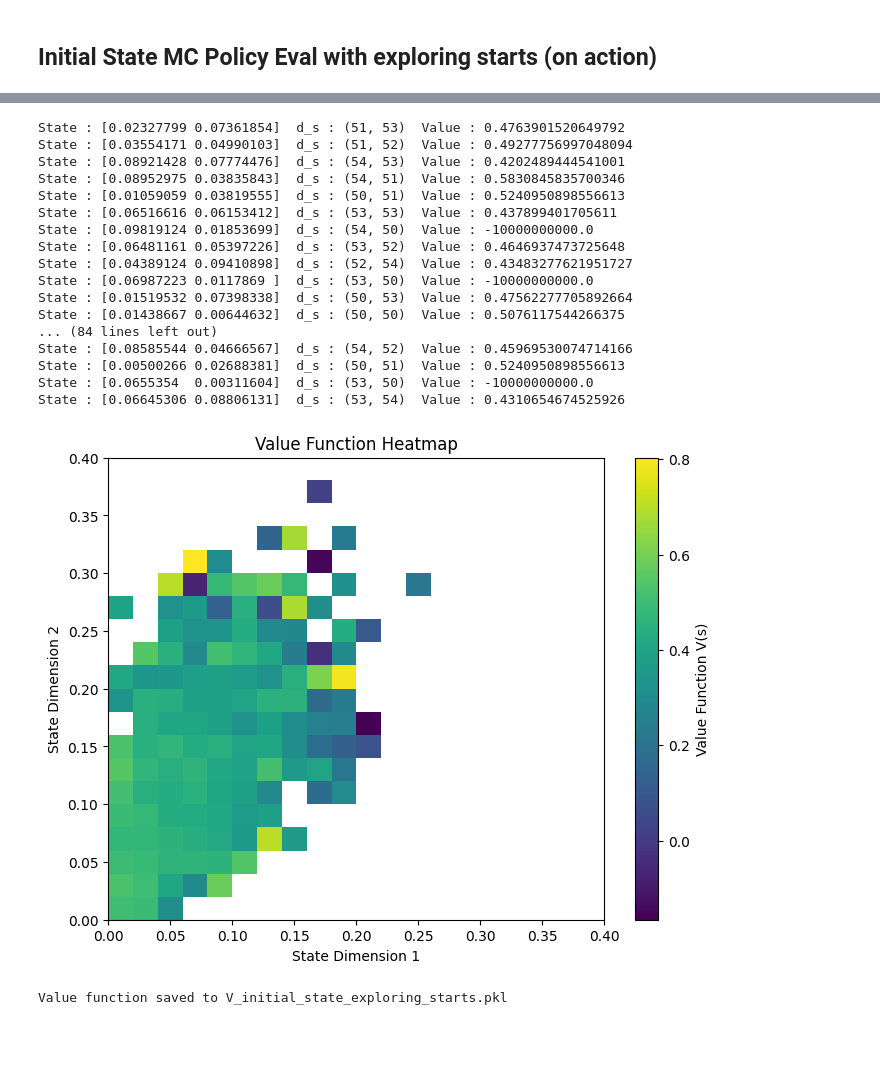
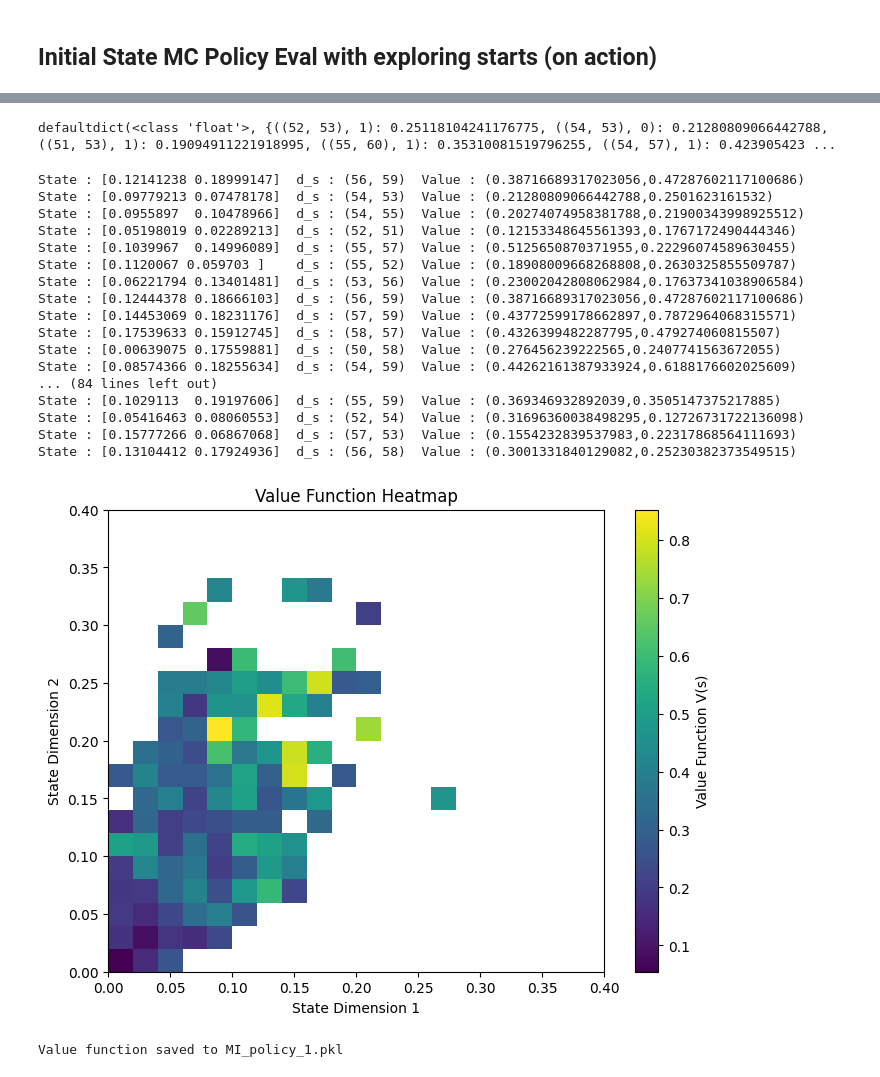
Before and after one commit to MrTejas/LDPC-Decoder, a Jupyter notebook: policy_evaluation.ipynb, the cells around one changed output, grey strips where cells are left out. Drawn from its saved outputs; the diff is of its cells as text; code cells hidden in the pictures; blank space fills up the shorter version.

```diff
--- a/policy_evaluation.ipynb
+++ b/policy_evaluation.ipynb
@@ -138,8 +145,8 @@ class Decoder:
 
     def pseudo_row_update(self,a):
         # subtract step (removing known beliefs)
-        p_L = self.L
-        p_sum = self.sum
+        p_L = self.L.copy()
+        p_sum = self.sum.copy()
 
         for j in range(self.num_VN):
             tot = 0
@@ -1203,10 +1263,10 @@ BINS = 100
 verbose1 = "off"
 verbose2 = "off"
 
-V = initial_state_mc_policy_evaluation(
+V = initial_state_mc_policy_evaluation_q(
     generate_episode=generate_episode_exploring_starts,
     gamma=0.9,
-    num_episodes=7000
+    num_episodes=3000
     )
 
 # print(V)
@@ -1231,63 +1291,68 @@ Iter num : 7000 Episode Length : 150     Time : 2.65 sec
+# %%
+print(V)
+# %% [output]
+defaultdict(<class 'float'>, {((52, 53), 1): 0.25118104241176775, ((54, 53), 0): 0.21280809066442788, ((51, 53), 1): 0.19094911221918995, ((55, 60), 1): 0.35310081519796255, ((54, 57), 1): 0.423905423 ...
 # %%
 for k in range(100):
-    s = np.random.uniform(0,0.1,STATE_DIM)
+    s = np.random.uniform(0,0.2,STATE_DIM)
     s_d = quantize(s,BINS)
-    val = V.get(s_d,-1e10)
-    print(f"State : {s}\t d_s : {s_d}\t Value : {val}")
+    val0,val1 = V.get((s_d,0),np.nan),V.get((s_d,1),np.nan)
+    print(f"State : {s}\t d_s : {s_d}\t Value : ({val0},{val1})")
 # %% [output]
-State : [0.02327799 0.07361854]  d_s : (51, 53)  Value : 0.4763901520649792
-State : [0.03554171 0.04990103]  d_s : (51, 52)  Value : 0.49277756997048094
-State : [0.08921428 0.07774476]  d_s : (54, 53)  Value : 0.4202489444541001
-State : [0.08952975 0.03835843]  d_s : (54, 51)  Value : 0.5830845835700346
-State : [0.01059059 0.03819555]  d_s : (50, 51)  Value : 0.5240950898556613
-State : [0.06516616 0.06153412]  d_s : (53, 53)  Value : 0.437899401705611
-State : [0.09819124 0.01853699]  d_s : (54, 50)  Value : -10000000000.0
-State : [0.06481161 0.05397226]  d_s : (53, 52)  Value : 0.4646937473725648
-State : [0.04389124 0.09410898]  d_s : (52, 54)  Value : 0.43483277621951727
-State : [0.06987223 0.0117869 ]  d_s : (53, 50)  Value : -10000000000.0
-State : [0.01519532 0.07398338]  d_s : (50, 53)  Value : 0.47562277705892664
-State : [0.01438667 0.00644632]  d_s : (50, 50)  Value : 0.5076117544266375
+State : [0.12141238 0.18999147]  d_s : (56, 59)  Value : (0.38716689317023056,0.47287602117100686)
+State : [0.09779213 0.07478178]  d_s : (54, 53)  Value : (0.21280809066442788,0.2501623161532)
+State : [0.0955897  0.10478966]  d_s : (54, 55)  Value : (0.20274074958381788,0.21900343998925512)
+State : [0.05198019 0.02289213]  d_s : (52, 51)  Value : (0.12153348645561393,0.1767172490444346)
+State : [0.1039967  0.14996089]  d_s : (55, 57)  Value : (0.5125650870371955,0.22296074589630455)
+State : [0.1120067 0.059703 ]    d_s : (55, 52)  Value : (0.18908009668268808,0.2630325855509787)
+State : [0.06221794 0.13401481]  d_s : (53, 56)  Value : (0.23002042808062984,0.17637341038906584)
+State : [0.12444378 0.18666103]  d_s : (56, 59)  Value : (0.38716689317023056,0.47287602117100686)
+State : [0.14453069 0.18231176]  d_s : (57, 59)  Value : (0.43772599178662897,0.7872964068315571)
+State : [0.17539633 0.15912745]  d_s : (58, 57)  Value : (0.4326399482287795,0.479274060815507)
+State : [0.00639075 0.17559881]  d_s : (50, 58)  Value : (0.276456239222565,0.2407741563672055)
+State : [0.08574366 0.18255634]  d_s : (54, 59)  Value : (0.44262161387933924,0.6188176602025609)
 ... (84 lines left out)
-State : [0.08585544 0.04666567]  d_s : (54, 52)  Value : 0.45969530074714166
-State : [0.00500266 0.02688381]  d_s : (50, 51)  Value : 0.5240950898556613
-State : [0.0655354  0.00311604]  d_s : (53, 50)  Value : -10000000000.0
-State : [0.06645306 0.08806131]  d_s : (53, 54)  Value : 0.4310654674525926
+State : [0.1029113  0.19197606]  d_s : (55, 59)  Value : (0.369346932892039,0.3505147375217885)
+State : [0.05416463 0.08060553]  d_s : (52, 54)  Value : (0.31696360038498295,0.12726731722136098)
+State : [0.15777266 0.06867068]  d_s : (57, 53)  Value : (0.1554232839537983,0.22317868564111693)
+State : [0.13104412 0.17924936]  d_s : (56, 58)  Value : (0.3001331840129082,0.25230382373549515)
 # %%
 state_range=(0, 0.4)
 # Create a grid of state values
 x = np.linspace(state_range[0], state_range[1], BINS)
 y = np.linspace(state_range[0], state_range[1], BINS)
 X, Y = np.meshgrid(x, y)
 
 Z = np.zeros_like(X)
 v_min=-1e7
 v_max=1e7
 
 # Compute V(s) for each (x, y) pair
 for i in range(BINS):
     for j in range(BINS):
         s = np.array([X[i, j], Y[i, j]])  # Continuous state
         s_d = quantize(s, BINS)  # Discretized state
-        value = V.get(s_d, np.nan)  # Use NaN for unseen statesom
-
-        # Ignore extreme values
-        if value < v_min or value > v_max:
-            Z[i, j] = np.nan  # Mask extreme values
-        else:
-            Z[i, j] = value
+        value0,value1 = V.get((s_d,0), np.nan),V.get((s_d,1), np.nan)  # Use NaN for unseen statesom
+        Z[i,j] = max(value0,value1)
+        action = np.argmax(np.array([value0,value1]))
+        # # Ignore extreme values
+        # if value < v_min or value > v_max:
+        #     Z[i, j] = np.nan  # Mask extreme values
+        # else:
+        #     Z[i, j] = value
 
 # Plot heatmap, ignoring NaNs
 plt.figure(figsize=(8, 6))
 plt.imshow(Z, extent=[state_range[0], state_range[1], state_range[0], state_range[1]],
             origin="lower", cmap="viridis", aspect="auto", interpolation="nearest")
 plt.colorbar(label="Value Function V(s)")
 plt.xlabel("State Dimension 1")
 plt.ylabel("State Dimension 2")
 plt.title("Value Function Heatmap")
 plt.show()
 # %% [output]
-[figure, old version]
+[figure, new version]
 # %%
-save_value_function(V, "V_initial_state_exploring_starts.pkl")
+save_value_function(V, "MI_policy_1.pkl")
 # %% [output]
-Value function saved to V_initial_state_exploring_starts.pkl
+Value function saved to MI_policy_1.pkl
```
Also changed, not shown: parts of 5 cells of this notebook, 14 other files.
